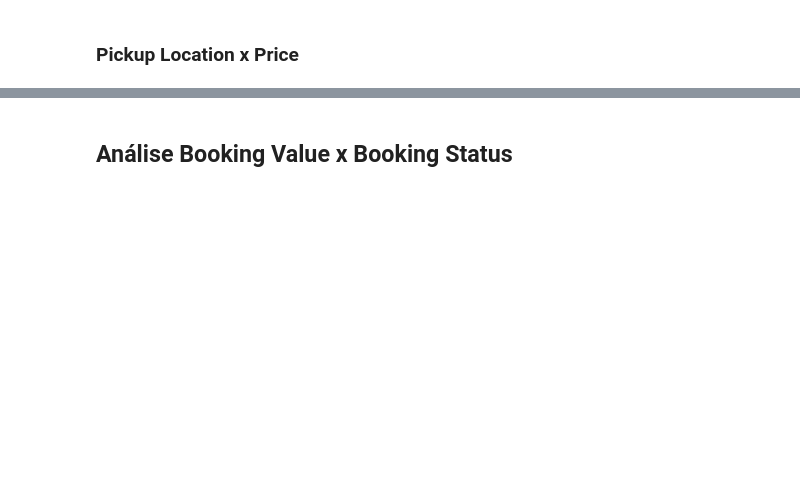
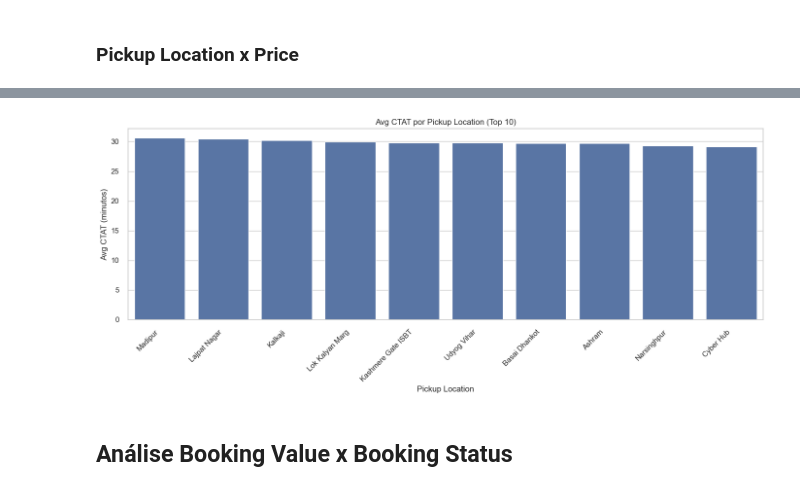
Before and after one commit to guivilela7/Uber-Data-Analytics, a Jupyter notebook: Data Layer/raw/analytics.ipynb, the cells around one changed output, grey strips where cells are left out. Cells and saved outputs as stored; diff of their text form; code cells hidden in the pictures; blank space fills up the shorter version.

```diff
--- a/Data Layer/raw/analytics.ipynb
+++ b/Data Layer/raw/analytics.ipynb
@@ -529,2 +578,31 @@ plt.show()
+# %%
+df_top_locations = df_raw[
+    (df_raw['Pickup Location'].isin(top_locations)) &
+    (df_raw['Booking Status'] == 'Completed')
+]
+
+ctat_by_location = (
+    df_top_locations
+    .groupby('Pickup Location')['Avg CTAT']
+    .mean()
+    .sort_values(ascending=False)
+    .reset_index()
+)
+
+plt.figure(figsize=(14, 6))
+sns.barplot(
+    data=ctat_by_location,
+    x='Pickup Location',
+    y='Avg CTAT'
+)
+
+plt.xticks(rotation=45, ha='right')
+plt.title('Avg CTAT por Pickup Location (Top 10)')
+plt.xlabel('Pickup Location')
+plt.ylabel('Avg CTAT (minutos)')
+plt.tight_layout()
+plt.show()
+# %% [output]
+[figure, added]
 # %% [markdown]
 ## Análise Booking Value x Booking Status
```
Also changed, not shown: parts of 12 cells of this notebook.
